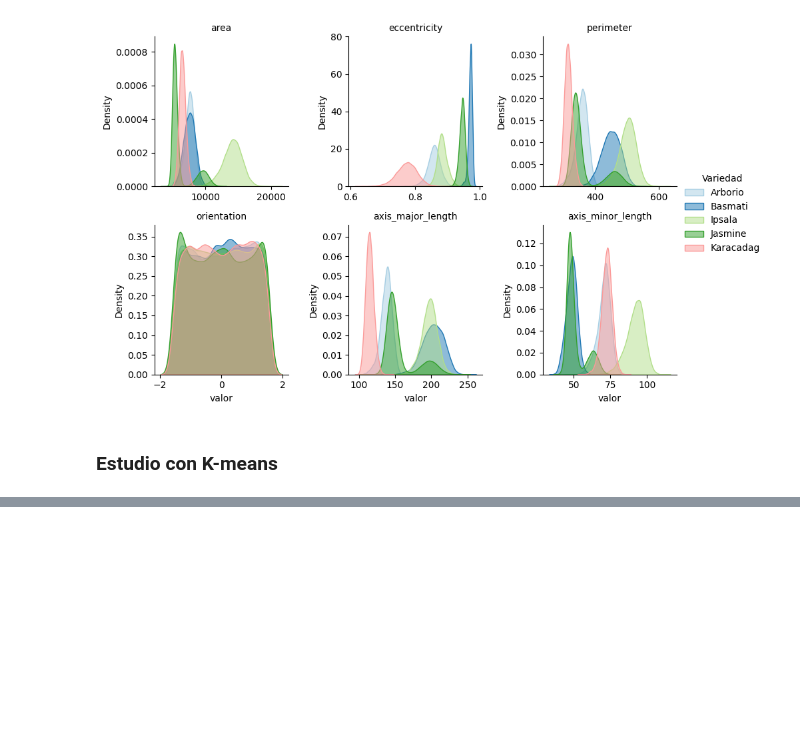
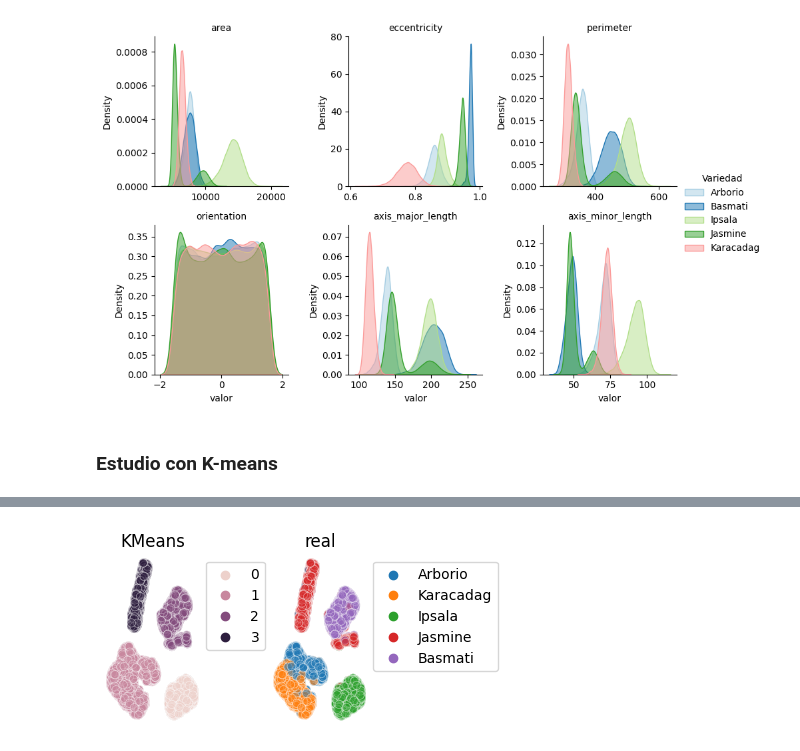
Before and after one commit to Ignacio-Ibarra/unsupervised-rice-image-segmentation, a Jupyter notebook: connected_components.ipynb, the cells around one changed output, grey strips where cells are left out. Cells and saved outputs as stored; diff of their text form; code cells hidden in the pictures; blank space fills up the shorter version.

```diff
--- a/connected_components.ipynb
+++ b/connected_components.ipynb
@@ -325,0 +451,4 @@ RAND score=0.9512, Ajusted RAND=0.8484, vanDongen=0.0866 cantidad_de_muestras=15
+# %%
+grafico_evaluacion(Xumap, y_train_test, umap_km_labels, nom_test='KMeans')
+# %% [output]
+[figure, added]
```
Also changed, not shown: parts of 9 cells of this notebook.
